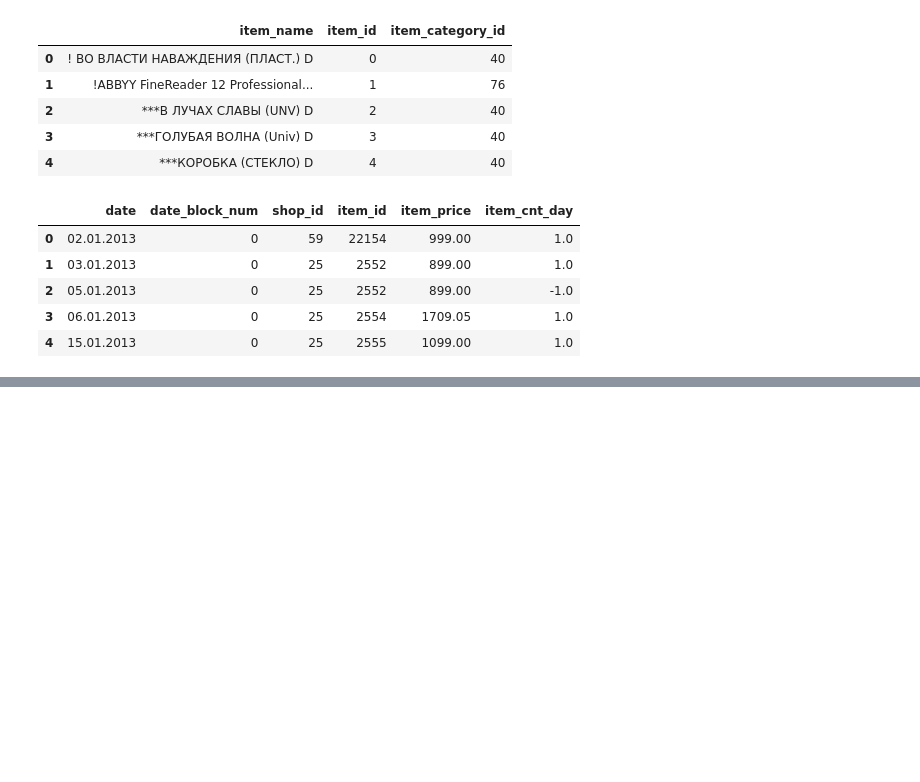
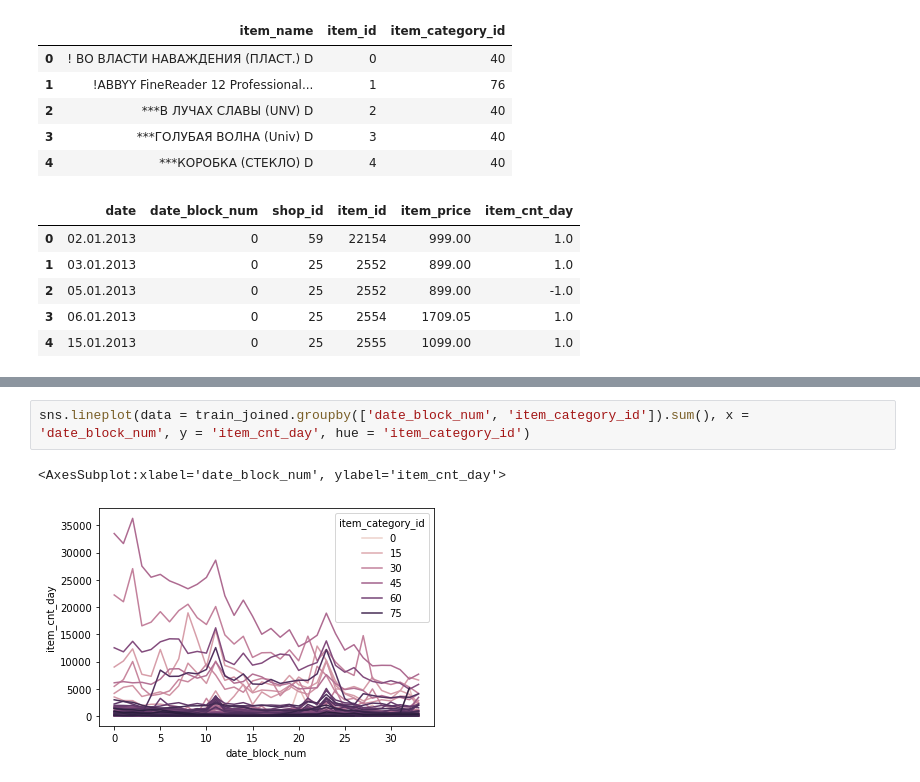
Before and after one commit to simoneMaggi/Experiments, a Jupyter notebook: PredictFutureSales/PredictFutureSales.ipynb, the cells around one changed output, grey strips where cells are left out. Saved outputs shown, nothing was run; the diff lists cells and outputs as text; blank space fills up the shorter version.

```diff
--- a/PredictFutureSales/PredictFutureSales.ipynb
+++ b/PredictFutureSales/PredictFutureSales.ipynb
@@ -81,0 +99,5 @@ display(sales_train[features]groupby(['date_block_num', 'shop_id', 'item_id']).m
+# %%
+sns.lineplot(data = train_joined.groupby(['date_block_num', 'item_category_id']).sum(), x = 'date_block_num', y = 'item_cnt_day', hue = 'item_category_id')
+# %% [output]
+<AxesSubplot:xlabel='date_block_num', ylabel='item_cnt_day'>
+[figure, added]
```
Also changed, not shown: parts of 5 cells of this notebook.
